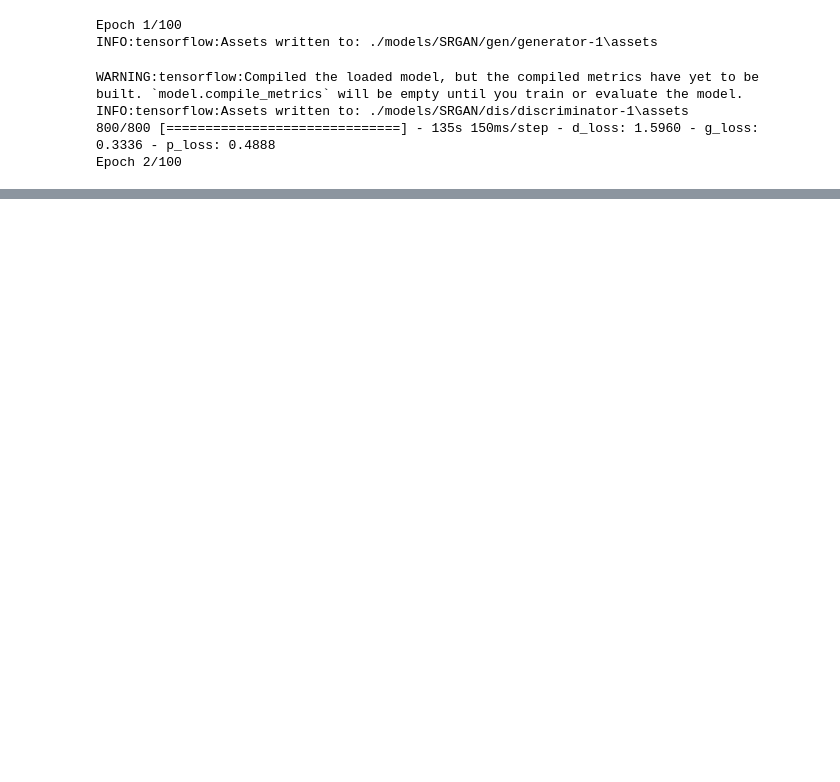
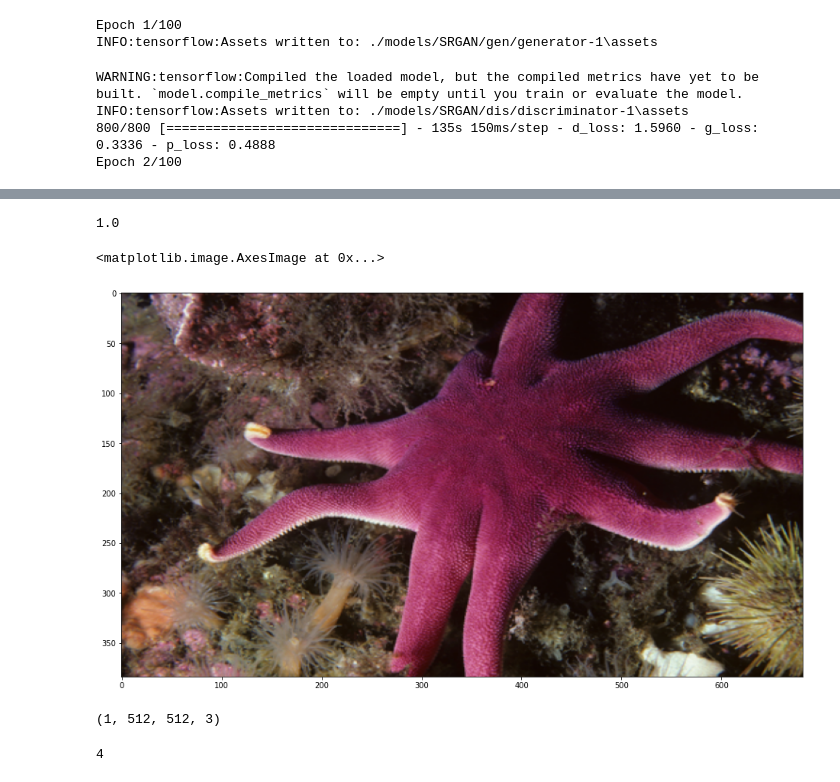
Before and after one commit to vedant-jumle/Gen_ML_sem_4, a Jupyter notebook: SRGAN.ipynb, the cells around one changed output, grey strips where cells are left out. Cells and saved outputs as stored; diff of their text form; code cells hidden in the pictures; blank space fills up the shorter version.

```diff
--- a/SRGAN.ipynb
+++ b/SRGAN.ipynb
@@ -239,10 +243,25 @@ discriminator_model = discriminator(layers.Input(shape=(hr_dim, hr_dim, 3)))
 from PIL import Image
 def load_image(im_path):
     im = Image.open(im_path)
-    im = im.resize((lr_dim, lr_dim))
+    im_dims =  im.size
+
+    # find the next values for x, y such that they are divisible by 64
+
+    x = im_dims[0]
+    y = im_dims[1]
+
+    if x % 64 != 0:
+        x += 64 - (x % 64)
+    if y % 64 != 0:
+        y += 64 - (y % 64)
+
+    im = im.resize((x, y))
+    im_dims =  im.size
+    dim_ratio = im_dims[0] / im_dims[1]
+    # im = im.resize((lr_dim, lr_dim))
     im = np.array(im).astype(np.float32)
     im = im[:, :, :3]
-    return np.expand_dims((im / 255), axis=0)
+    return np.expand_dims((im / 255), axis=0), dim_ratio
 # %%
 class SRGAN_Callback(keras.callbacks.Callback):
     def __init__(self, image_path="./images/SRTEST.png"):
@@ -285,0 +309,26 @@ Epoch 2/100
+# %%
+# file_path = "./images/vedant.jpg"
+# file_path = "./images/burger.jpg"
+file_path = "./images/SRTEST_small.png"
+
+test, dim_ratio = load_image(file_path)
+# %%
+dim_ratio
+# %% [output]
+1.0
+# %%
+def unpack(img, dim_ratio):
+    img = img * 255
+    img = img.astype(np.uint8)
+    img = Image.fromarray(img)
+    img = img.resize((int(img.size[0] * dim_ratio), int(img.size[1])))
+    return img
+# %%
+plt.imshow(unpack(test[0], dim_ratio))
+# %% [output]
+<matplotlib.image.AxesImage at 0x...>
+[figure, added]
+# %%
+test.shape
+# %% [output]
+(1, 512, 512, 3)
@@ -285,0 +351,4 @@ Epoch 2/100
+# %%
+len(upscaled_windows)
+# %% [output]
+4
```
Also changed, not shown: parts of 24 cells of this notebook, 8 other files.
